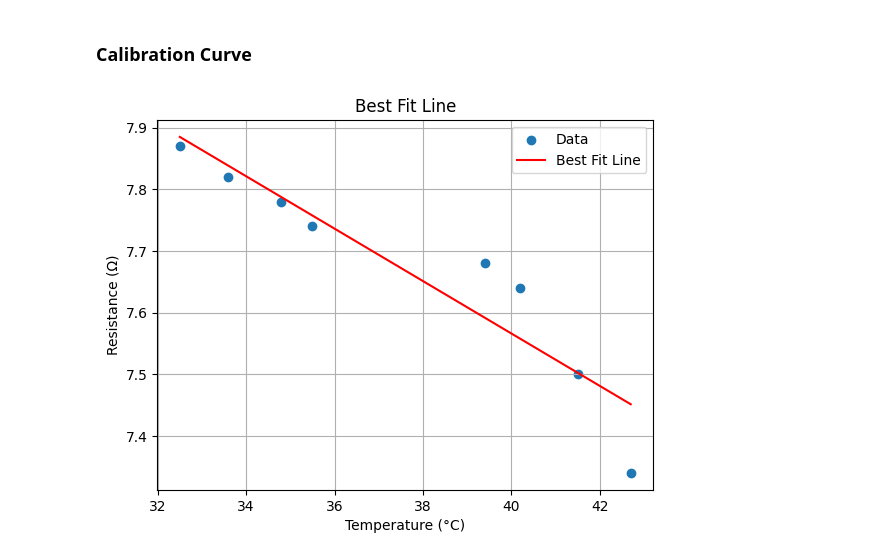
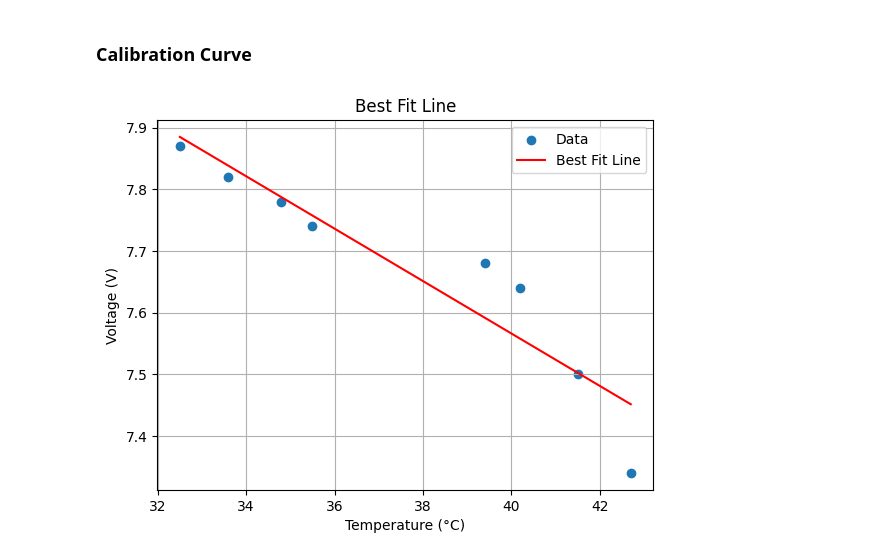
Before and after one commit to Kirellos-Safwat/thermistor, a Jupyter notebook: thermistor_curves.ipynb, the cells around one changed output. Cells and saved outputs as stored; diff of their text form; code cells hidden in the pictures.

```diff
--- a/thermistor_curves.ipynb
+++ b/thermistor_curves.ipynb
@@ -51,32 +51,32 @@ data = np.array([
 # Splitting data into x and y arrays
 x = data[:, 0]
 y = data[:, 1]
 
 # Perform linear regression (fitting a first-degree polynomial)
 coefficients = np.polyfit(x, y, 1)
 
 # Get the slope and intercept of the best-fit line
 slope = coefficients[0]
 intercept = coefficients[1]
 
 # Generate points for the best-fit line
 best_fit_x = np.linspace(min(x), max(x), 100)
 best_fit_y = slope * best_fit_x + intercept
 
 # Plot the original data points
 plt.scatter(x, y, label='Data')
 
 # Plot the best-fit line
 plt.plot(best_fit_x, best_fit_y, color='red', label='Best Fit Line')
 
 # Add labels and legend
 plt.xlabel('Temperature (°C)')
-plt.ylabel('Resistance (Ω)')
+plt.ylabel('Voltage (V)')
 plt.title('Best Fit Line')
 plt.legend()
 
 # Show plot
 plt.grid(True)
 plt.show()
 # %% [output]
-[figure, old version]
+[figure, new version]
```
